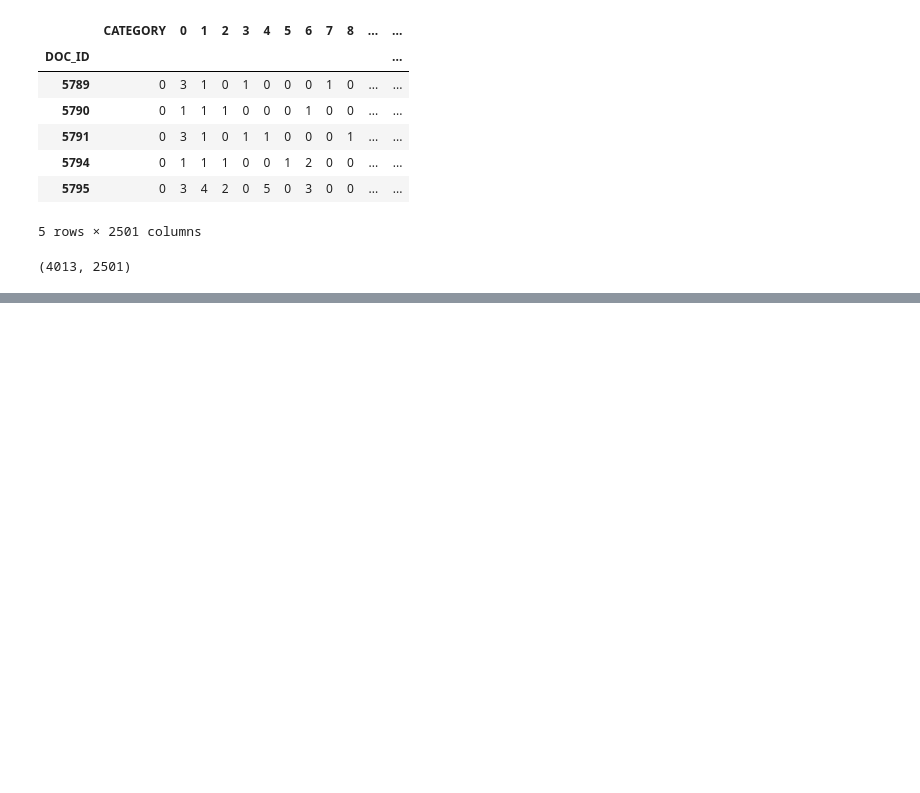
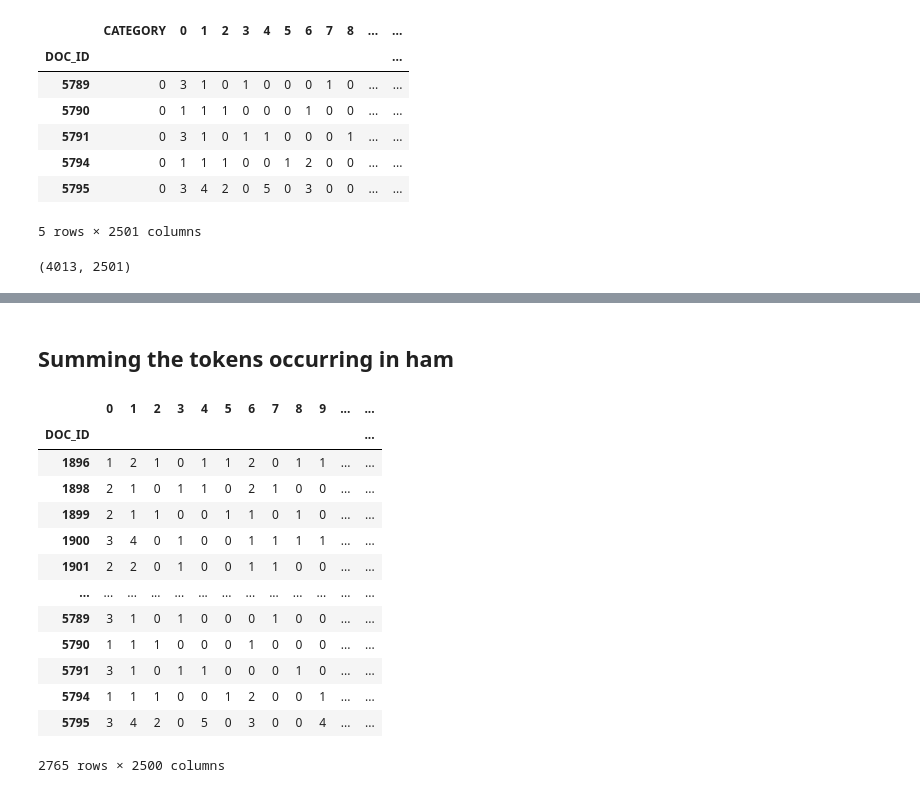
Before and after one commit to ArtakSukiasyan/Machine-Learning_from-scratch, a Jupyter notebook: Spam Email Classifier/Bayes Classifier - Training.ipynb, the cells around one changed output, grey strips where cells are left out. Cells and saved outputs as stored; diff of their text form; code cells hidden in the pictures; blank space fills up the shorter version.

```diff
--- a/Spam Email Classifier/Bayes Classifier - Training.ipynb
+++ b/Spam Email Classifier/Bayes Classifier - Training.ipynb
@@ -142,0 +301,20 @@ full_train_data.shape
+# %% [markdown]
+## Summing the tokens occurring in ham
+# %%
+train_ham_tokens = full_train_features.loc[full_train_data.CATEGORY == 0]
+train_ham_tokens
+# %% [output]
+|  | 0 | 1 | 2 | 3 | 4 | 5 | 6 | 7 | 8 | 9 | ... | ... |
+| DOC_ID |  |  |  |  |  |  |  |  |  |  |  | ... |
+| 1896 | 1 | 2 | 1 | 0 | 1 | 1 | 2 | 0 | 1 | 1 | ... | ... |
+| 1898 | 2 | 1 | 0 | 1 | 1 | 0 | 2 | 1 | 0 | 0 | ... | ... |
+| 1899 | 2 | 1 | 1 | 0 | 0 | 1 | 1 | 0 | 1 | 0 | ... | ... |
+| 1900 | 3 | 4 | 0 | 1 | 0 | 0 | 1 | 1 | 1 | 1 | ... | ... |
+| 1901 | 2 | 2 | 0 | 1 | 0 | 0 | 1 | 1 | 0 | 0 | ... | ... |
+| ... | ... | ... | ... | ... | ... | ... | ... | ... | ... | ... | ... | ... |
+| 5789 | 3 | 1 | 0 | 1 | 0 | 0 | 0 | 1 | 0 | 0 | ... | ... |
+| 5790 | 1 | 1 | 1 | 0 | 0 | 0 | 1 | 0 | 0 | 0 | ... | ... |
+| 5791 | 3 | 1 | 0 | 1 | 1 | 0 | 0 | 0 | 1 | 0 | ... | ... |
+| 5794 | 1 | 1 | 1 | 0 | 0 | 1 | 2 | 0 | 0 | 1 | ... | ... |
+| 5795 | 3 | 4 | 2 | 0 | 5 | 0 | 3 | 0 | 0 | 4 | ... | ... |
+2765 rows × 2500 columns
```
Also changed, not shown: parts of 32 cells of this notebook, 3 other files.
